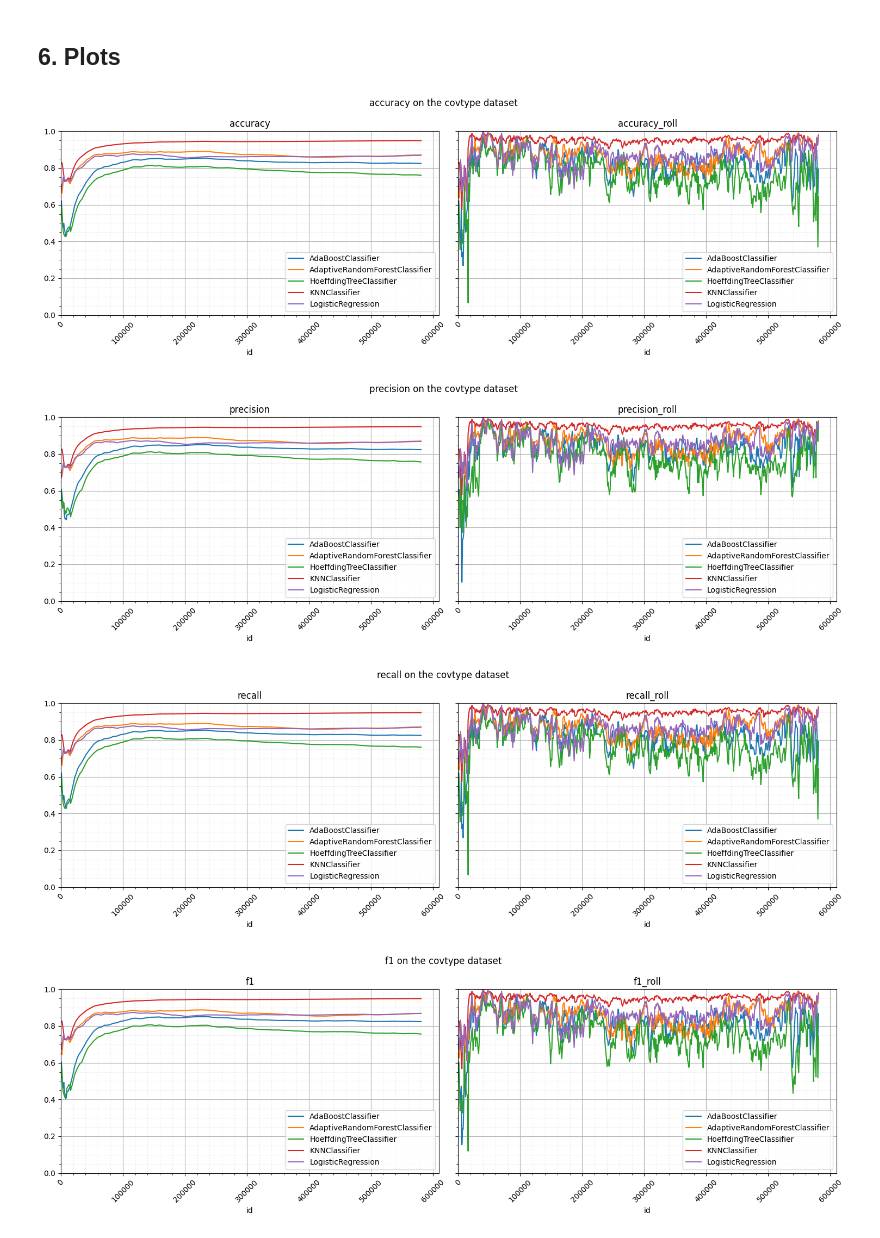
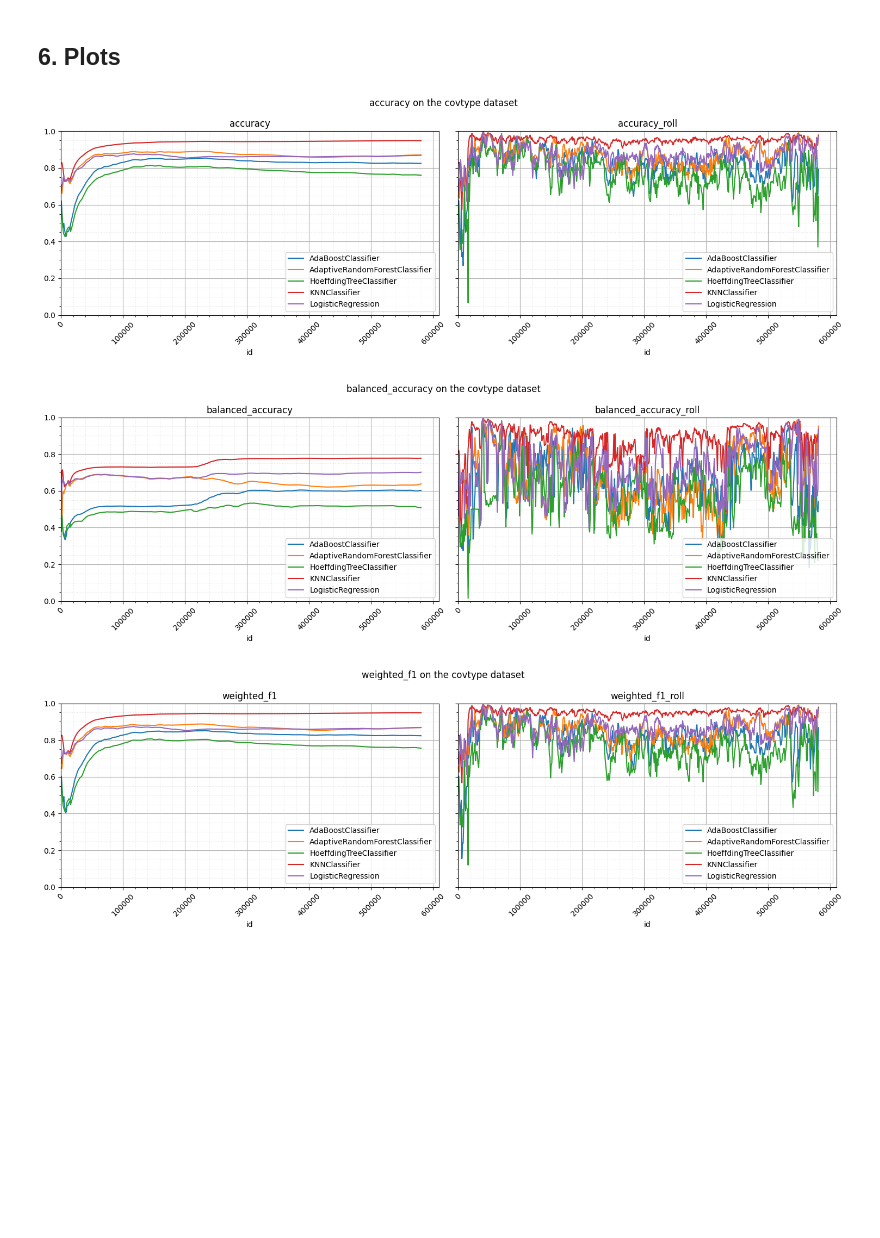
Before and after one commit to hugodebes/m2ds_data-stream, a Jupyter notebook: lab1/covtype.ipynb, the cells around one changed output. Saved outputs shown, nothing was run; the diff lists cells and outputs as text; code cells hidden in the pictures; blank space fills up the shorter version.

Commit message:
:sparkles: change metrics

```diff
--- a/lab1/covtype.ipynb
+++ b/lab1/covtype.ipynb
@@ -280,30 +288,29 @@ display_metrics(df_final_metrics)
 # %%
 grouped = df_all_metrics.reset_index().set_index("id").groupby("classifier")
 
-for METRIC in ["accuracy", "precision", "recall", "f1"]:
+for METRIC in ["accuracy", "balanced_accuracy", "weighted_f1"]:
     fig, axes = plt.subplots(nrows=1, ncols=2, figsize=(15, 5), sharey=True)
     for metric, ax in zip([METRIC, METRIC + "_roll"], axes.flatten()):
         grouped[metric].plot(rot=45, title=metric, legend=True, ax=ax)
 
         ax.legend(loc="lower right")
         ax.set_ylim(0, 1)
         ax.set_xlim(0, None)
         ax.xaxis.set_minor_locator(AutoMinorLocator())
         ax.yaxis.set_minor_locator(AutoMinorLocator())
         ax.grid(which="major")
         ax.grid(which="minor", axis="x", linestyle=":", alpha=0.3)
         ax.grid(which="minor", axis="y", linestyle=":", alpha=0.3)
 
     plt.tight_layout()
     plt.savefig(f"pdf/results_{DATAKEY}_{METRIC}.pdf")
 
     fig.suptitle(f"{METRIC} on the {DATAKEY} dataset")
     plt.tight_layout()
     plt.show()
 # %% [output]
 [figure]
-[figure, old version]
+[figure, new version]
-[figure, old version]
+[figure, new version]
-[figure, removed]
 # %%
 cache.clear_all()
```
Also changed, not shown: parts of 6 cells of this notebook, 13 other files.
